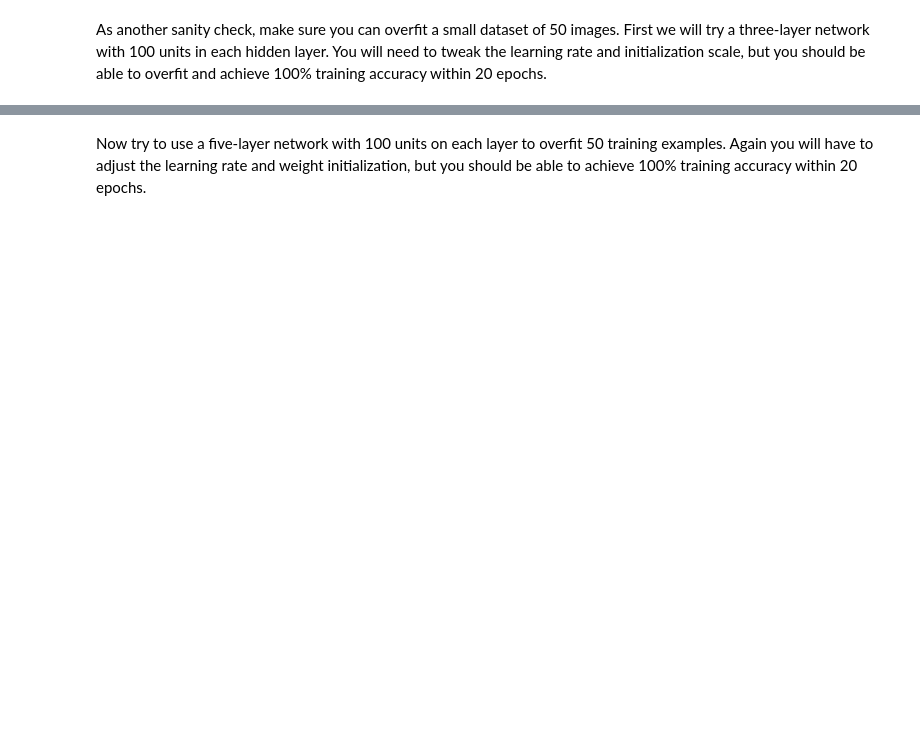
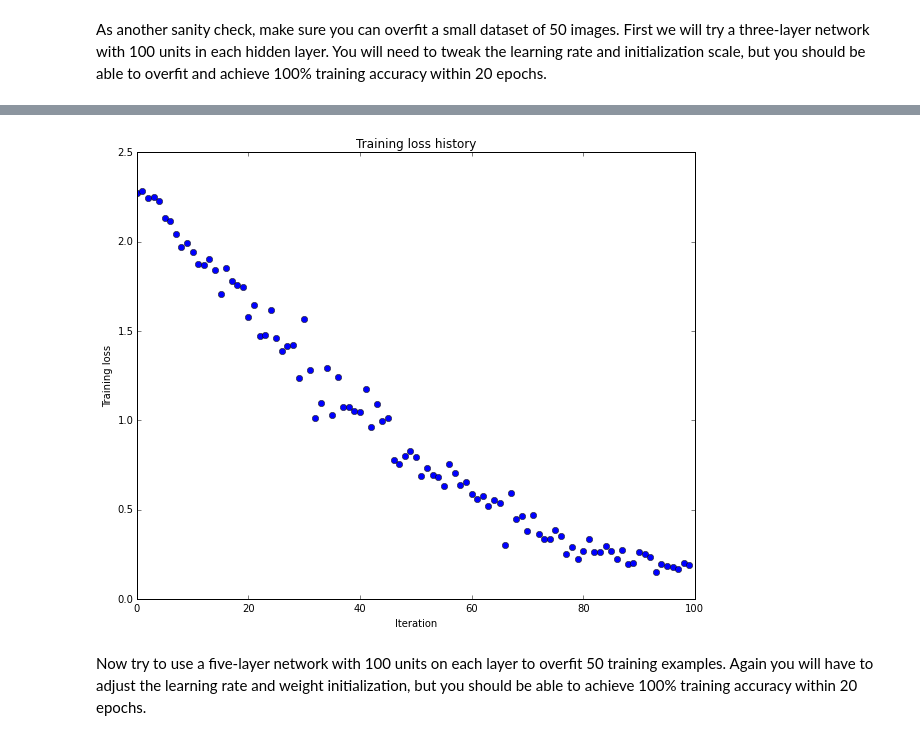
Before and after one commit to nrailgun/Daily, a Jupyter notebook: cnnvr/assignment2/FullyConnectedNets.ipynb, the cells around one changed output, grey strips where cells are left out. Cells and saved outputs as stored; diff of their text form; code cells hidden in the pictures; blank space fills up the shorter version.

```diff
--- a/cnnvr/assignment2/FullyConnectedNets.ipynb
+++ b/cnnvr/assignment2/FullyConnectedNets.ipynb
@@ -420,7 +430,7 @@ As another sanity check, make sure you can overfit a small dataset of 50 images.
 # %%
 # TODO: Use a three-layer Net to overfit 50 training examples.
 
-num_train = 50
+num_train = 25#50
 small_data = {
   'X_train': data['X_train'][:num_train],
   'y_train': data['y_train'][:num_train],
@@ -428,12 +438,12 @@ small_data = {
   'y_val': data['y_val'],
 }
 
-weight_scale = 1e-2
-learning_rate = 1e-4
+weight_scale = 1e-2 # 1e-2
+learning_rate = 1e-3 # 1e-4
 model = FullyConnectedNet([100, 100],
               weight_scale=weight_scale, dtype=np.float64)
 solver = Solver(model, small_data,
-                print_every=10, num_epochs=20, batch_size=25,
+                print_every=10, num_epochs=100, batch_size=25,
                 update_rule='sgd',
                 optim_config={
                   'learning_rate': learning_rate,
@@ -446,3 +456,4 @@ plt.title('Training loss history')
 plt.xlabel('Iteration')
 plt.ylabel('Training loss')
 plt.show()
+# %% [output]
@@ -449,3 +477,4 @@ plt.show()
+[figure, added]
 # %% [markdown]
 Now try to use a five-layer network with 100 units on each layer to overfit 50 training examples. Again you will have to adjust the learning rate and weight initialization, but you should be able to achieve 100% training accuracy within 20 epochs.
 # %%
```
Also changed, not shown: parts of 6 cells of this notebook.
